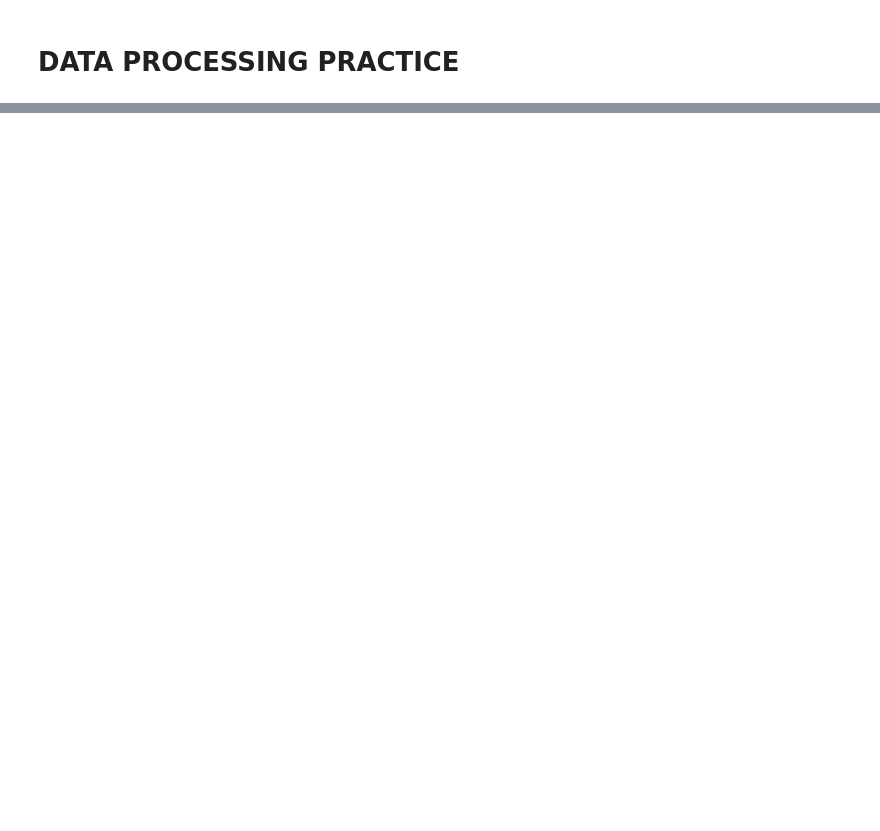
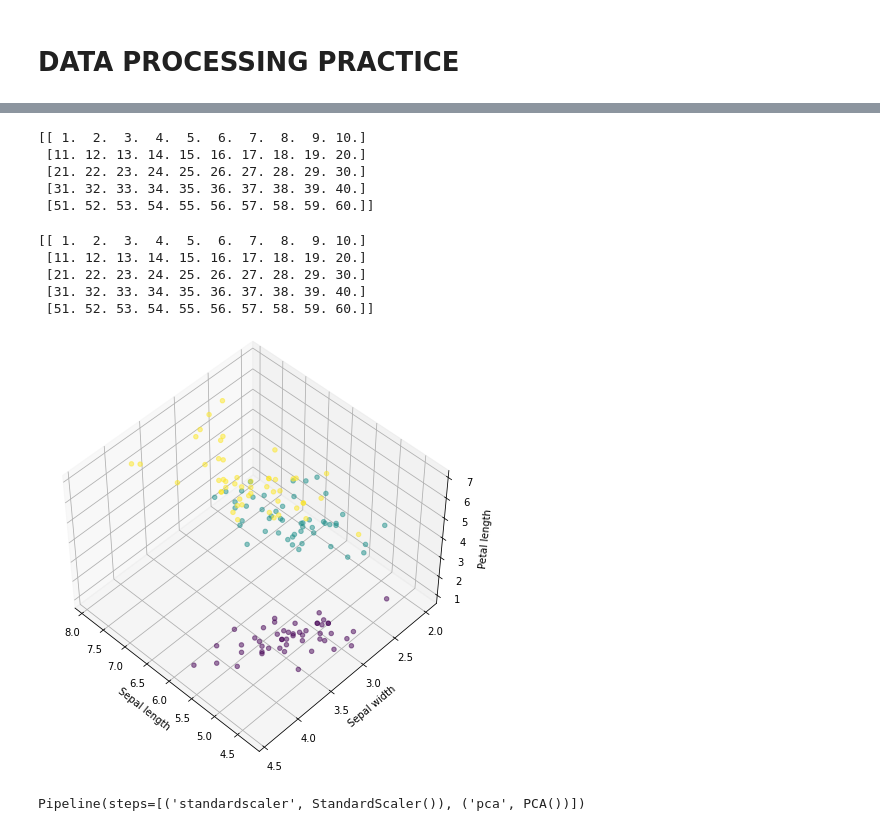
Before and after one commit to pennya6/datacamples, a Jupyter notebook: 데이터분석심화1/test3.ipynb, the cells around one changed output, grey strips where cells are left out. Cells and saved outputs as stored; diff of their text form; code cells hidden in the pictures; blank space fills up the shorter version.

```diff
--- a/데이터분석심화1/test3.ipynb
+++ b/데이터분석심화1/test3.ipynb
@@ -2,0 +455,56 @@
+# %%
+k=4
+smatrix = smatrix[:k, :k]
+VT = VT[:k, :]
+U = U[:,:k]
+B = U.dot(smatrix.dot(VT))
+print(B)
+# %% [output]
+[[ 1.  2.  3.  4.  5.  6.  7.  8.  9. 10.]
+ [11. 12. 13. 14. 15. 16. 17. 18. 19. 20.]
+ [21. 22. 23. 24. 25. 26. 27. 28. 29. 30.]
+ [31. 32. 33. 34. 35. 36. 37. 38. 39. 40.]
+ [51. 52. 53. 54. 55. 56. 57. 58. 59. 60.]]
+# %%
+k=3
+smatrix = smatrix[:k, :k]
+VT = VT[:k, :]
+U = U[:,:k]
+B = U.dot(smatrix.dot(VT))
+print(B)
+# %% [output]
+[[ 1.  2.  3.  4.  5.  6.  7.  8.  9. 10.]
+ [11. 12. 13. 14. 15. 16. 17. 18. 19. 20.]
+ [21. 22. 23. 24. 25. 26. 27. 28. 29. 30.]
+ [31. 32. 33. 34. 35. 36. 37. 38. 39. 40.]
+ [51. 52. 53. 54. 55. 56. 57. 58. 59. 60.]]
+# %%
+from sklearn import datasets
+from mpl_toolkits.mplot3d import Axes3D
+import matplotlib.pyplot as plt
+import pandas as pd
+iris = datasets.load_iris()
+labels = pd.DataFrame(iris.target)
+labels.columns=['labels']
+data = pd.DataFrame(iris.data,columns=['Sepal length','Sepal width','Petal length','Petal width'])
+# %%
+fig = plt.figure( figsize=(6,6))
+ax = Axes3D(fig, rect=[0, 0, .95, 1], elev=48, azim=134)
+ax.scatter(data['Sepal length'],data['Sepal width'],data['Petal length'],c=labels,alpha=0.5)
+ax.set_xlabel('Sepal length')
+ax.set_ylabel('Sepal width')
+ax.set_zlabel('Petal length')
+plt.show()
+# %% [output]
+[figure, added]
+# %%
+from sklearn.decomposition import PCA
+from sklearn.preprocessing import StandardScaler
+from sklearn.pipeline import make_pipeline
+import matplotlib.pyplot as plt
+scaler = StandardScaler()
+pca = PCA()
+pipeline = make_pipeline(scaler,pca)
+pipeline.fit(data)
+# %% [output]
+Pipeline(steps=[('standardscaler', StandardScaler()), ('pca', PCA())])
```
Also changed, not shown: parts of 48 cells of this notebook, 21 other files.
